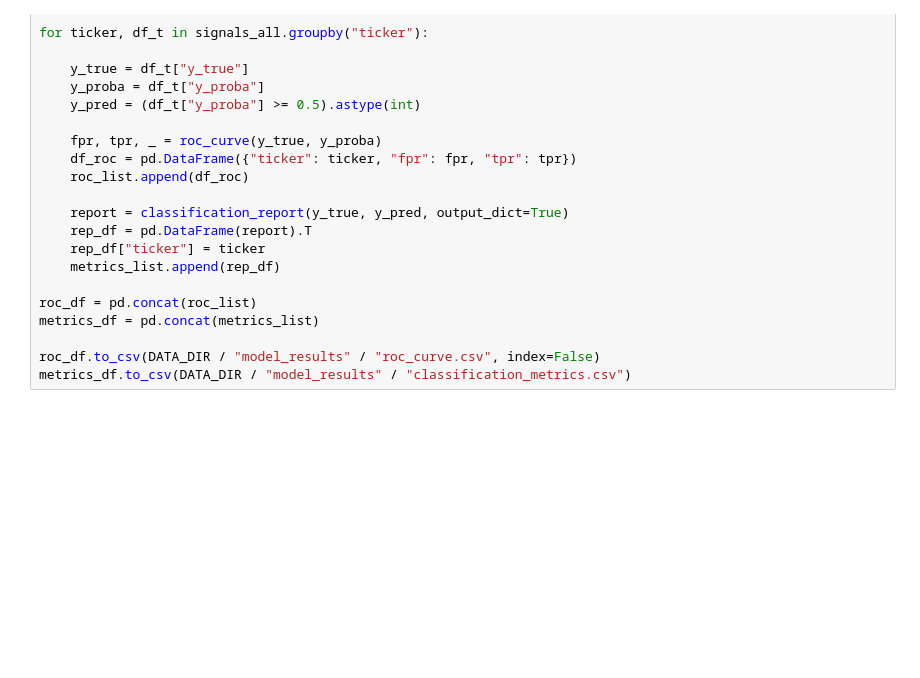
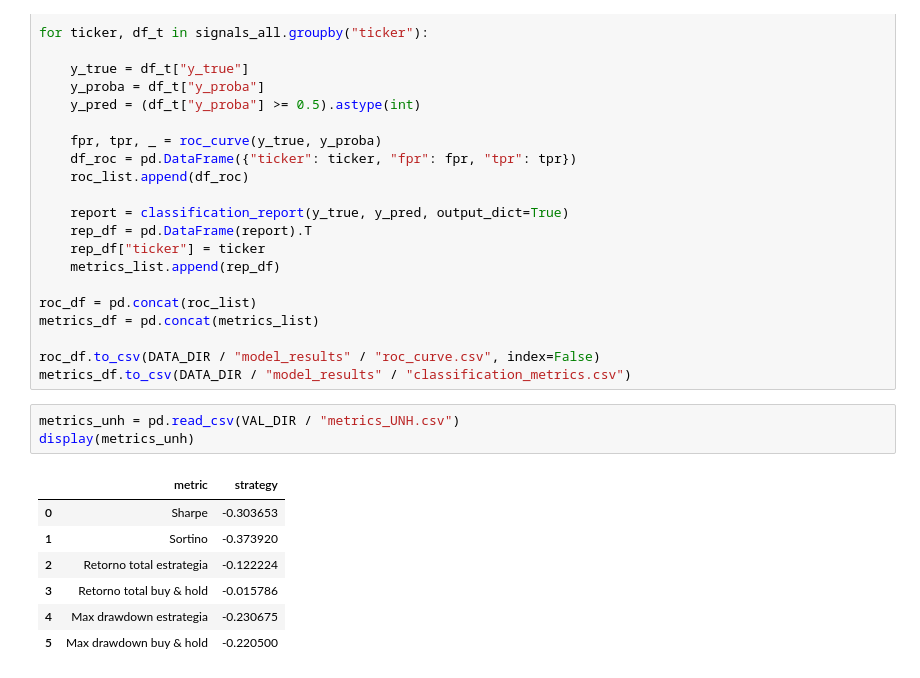
Before and after one commit to sbeltrans/Despliegue-Soluciones-Proyecto, a Jupyter notebook: notebooks/models/Validación del Modelo.ipynb, the cells around one changed output. Drawn from its saved outputs; the diff is of its cells as text; blank space fills up the shorter version.

```diff
--- a/notebooks/models/Validación del Modelo.ipynb
+++ b/notebooks/models/Validación del Modelo.ipynb
@@ -156,3 +288,14 @@ metrics_df = pd.concat(metrics_list)
 
 roc_df.to_csv(DATA_DIR / "model_results" / "roc_curve.csv", index=False)
 metrics_df.to_csv(DATA_DIR / "model_results" / "classification_metrics.csv")
+# %%
+metrics_unh = pd.read_csv(VAL_DIR / "metrics_UNH.csv")
+display(metrics_unh)
+# %% [output]
+|  | metric | strategy |
+| 0 | Sharpe | -0.303653 |
+| 1 | Sortino | -0.373920 |
+| 2 | Retorno total estrategia | -0.122224 |
+| 3 | Retorno total buy & hold | -0.015786 |
+| 4 | Max drawdown estrategia | -0.230675 |
+| 5 | Max drawdown buy & hold | -0.220500 |
```
Also changed, not shown: parts of 8 cells of this notebook, 8 other files.
